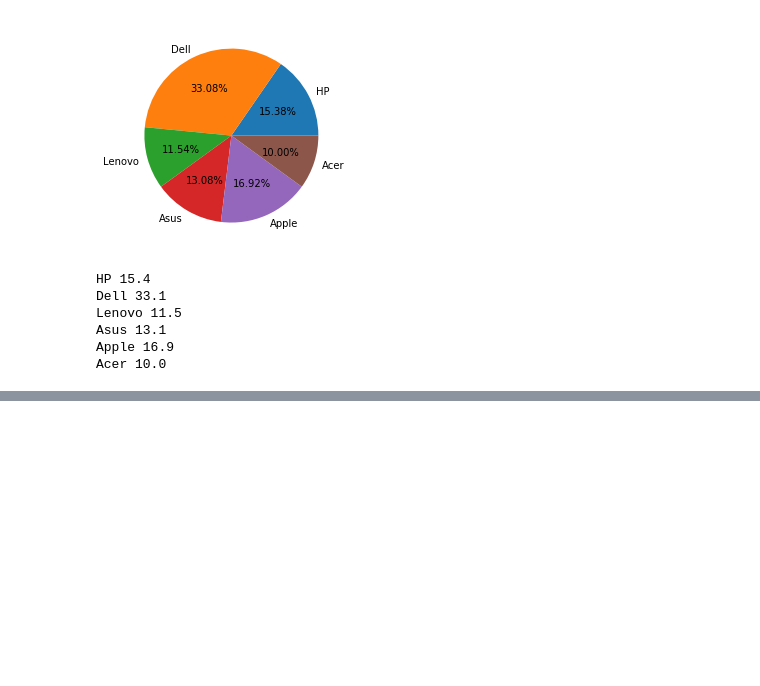
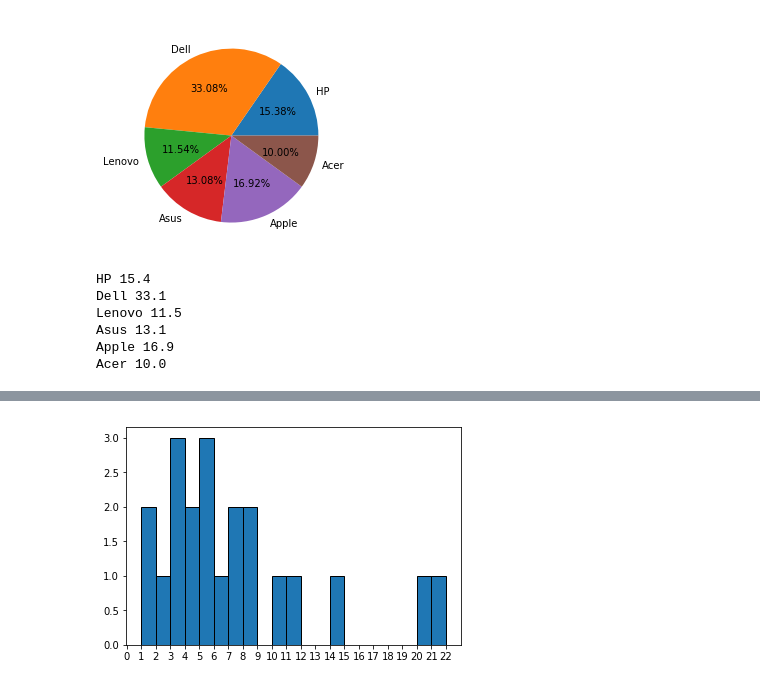
Before and after one commit to tiayush/Data-Science, a Jupyter notebook: Plotting Graphs.ipynb, the cells around one changed output, grey strips where cells are left out. Saved outputs shown, nothing was run; the diff lists cells and outputs as text; code cells hidden in the pictures; blank space fills up the shorter version.

```diff
--- a/Plotting Graphs.ipynb
+++ b/Plotting Graphs.ipynb
@@ -192,0 +212,7 @@ a = [1, 2, 3, 4, 1, 4, 1 , 2, 1]
+# %%
+# inclusion [a, b)
+plt.hist(b, bins=21, edgecolor="black")
+plt.xticks(xt)
+plt.show()
+# %% [output]
+[figure, added]
```
Also changed, not shown: parts of 15 cells of this notebook.
